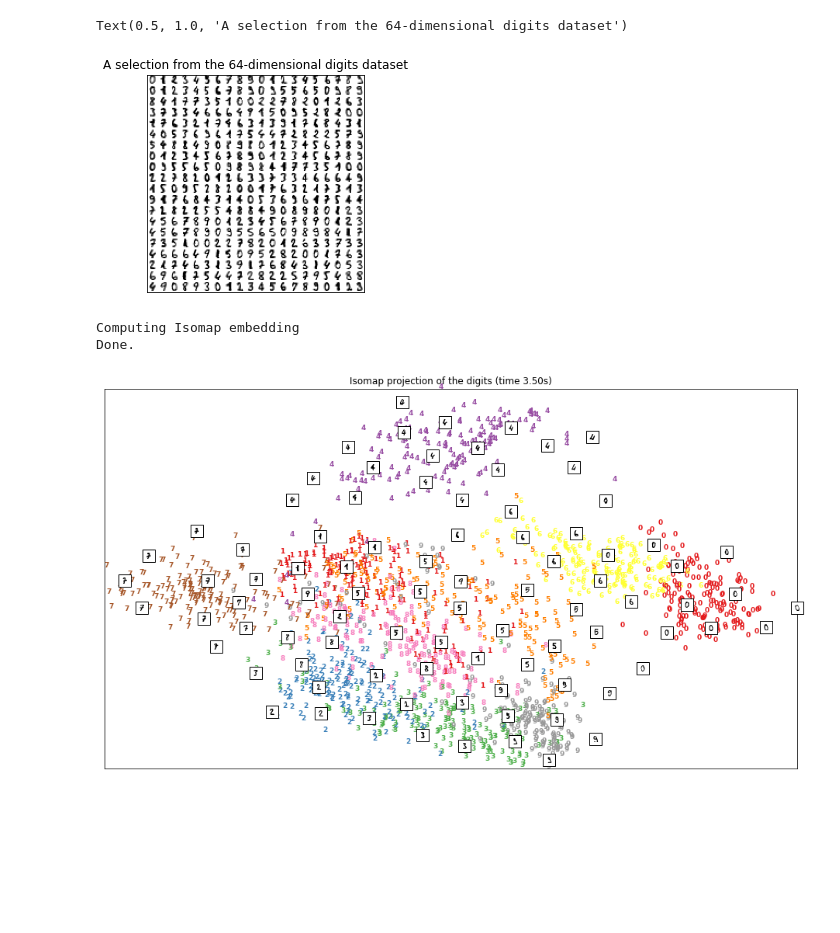
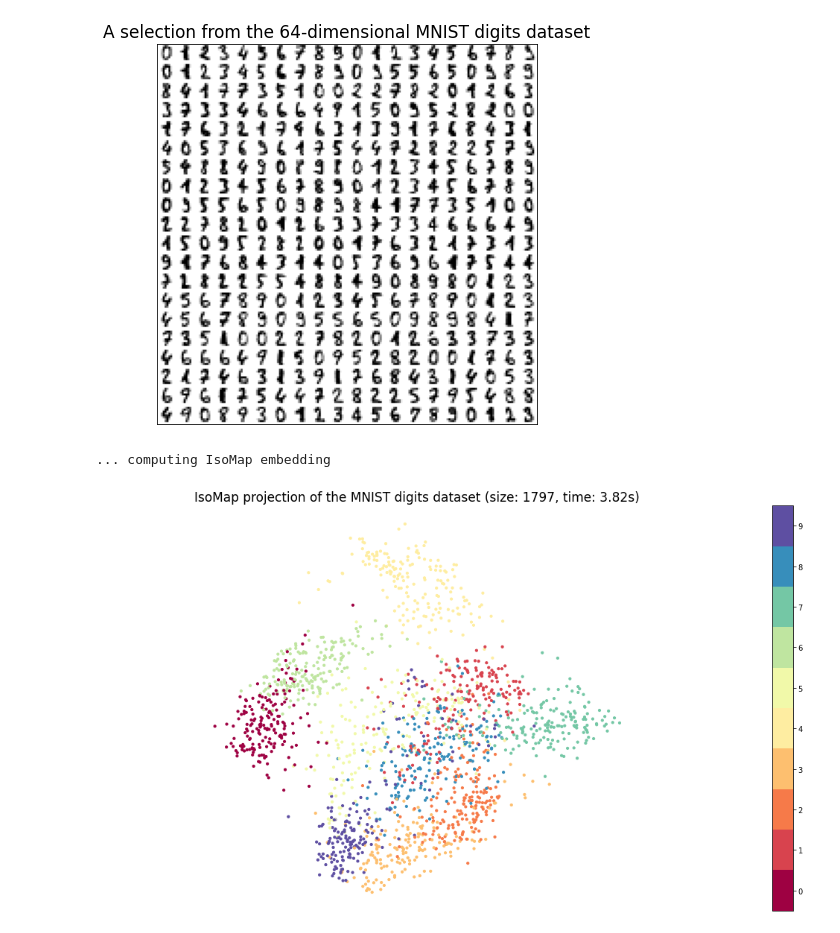
Before and after one commit to fratorgano/dimensionality-reduction, a Jupyter notebook: isomap/isomap.ipynb, the cells around one changed output. Drawn from its saved outputs; the diff is of its cells as text; code cells hidden in the pictures; blank space fills up the shorter version.

```diff
--- a/isomap/isomap.ipynb
+++ b/isomap/isomap.ipynb
@@ -31,84 +34,45 @@ Dopo aver calcolato la distanza per ogni coppia di sample points posso usare met
 # %%
-# Authors: Fabian Pedregosa <fabian.pedregosa@inria.fr>
-#          Olivier Grisel <olivier.grisel@ensta.org>
-#          Mathieu Blondel <mathieu@mblondel.org>
-#          Gael Varoquaux
-# License: BSD 3 clause (C) INRIA 2011
-
-#print(__doc__)
-from time import time
-
 import numpy as np
 import matplotlib.pyplot as plt
 from matplotlib import offsetbox
-#from sklearn import (manifold, datasets, decomposition, ensemble, discriminant_analysis, random_projection)
-from sklearn import (manifold, datasets)
+from sklearn.datasets import load_digits
+from sklearn.manifold import Isomap
+from time import time
 
-digits = datasets.load_digits(n_class=10)
+digits = load_digits()
 X = digits.data
 y = digits.target
 n_samples, n_features = X.shape
-
-# 10 colors palette from ColowBrewer
-#colorPalette = ['#a6cee3','#1f78b4','#b2df8a','#33a02c','#fb9a99','#e31a1c','#fdbf6f','#ff7f00','#cab2d6','#6a3d9a']
-
-# Scale and visualize the embedding vectors
-def plot_embedding(X, title=None):
-    x_min, x_max = np.min(X, 0), np.max(X, 0)
-    X = (X - x_min) / (x_max - x_min)
-
-    plt.rcParams['figure.figsize'] = [16,9] # setting [width, height] of the plot
-    plt.figure()
-    ax = plt.subplot(111)
-    for i in range(X.shape[0]):
-        plt.text(X[i, 0], X[i, 1], str(digits.target[i]),
-                 #color=colorPalette[y[i]],
-                 color=plt.cm.Set1(y[i] / 10.),
-                 fontdict={'weight': 'bold', 'size': 9})
-
-    if hasattr(offsetbox, 'AnnotationBbox'):
-        # only print thumbnails with matplotlib > 1.0
-        shown_images = np.array([[1., 1.]])  # just something big
-        for i in range(digits.data.shape[0]):
-            dist = np.sum((X[i] - shown_images) ** 2, 1)
-            if np.min(dist) < 4e-3:
-                # don't show points that are too close
-                continue
-            shown_images = np.r_[shown_images, [X[i]]]
-            imagebox = offsetbox.AnnotationBbox(
-                offsetbox.OffsetImage(digits.images[i], cmap=plt.cm.gray_r),
-                X[i])
-            ax.add_artist(imagebox)
-    plt.xticks([]), plt.yticks([])
-    if title is not None:
-        plt.title(title)
 
 # Plot images of the digits
 n_img_per_row = 20
 img = np.zeros((10 * n_img_per_row, 10 * n_img_per_row))
 for i in range(n_img_per_row):
     ix = 10 * i + 1
     for j in range(n_img_per_row):
         iy = 10 * j + 1
         img[ix:ix + 8, iy:iy + 8] = X[i * n_img_per_row + j].reshape((8, 8))
 
+plt.rcParams['figure.figsize'] = [7, 7]
 plt.imshow(img, cmap=plt.cm.binary)
 plt.xticks([])
 plt.yticks([])
-plt.title('A selection from the 64-dimensional digits dataset')
+plt.title('A selection from the 64-dimensional MNIST digits dataset', fontsize=17);
 # %% [output]
-Text(0.5, 1.0, 'A selection from the 64-dimensional digits dataset')
-[figure, old version]
+[figure, new version]
 # %%
-# Isomap projection of the digits dataset
-print("Computing Isomap embedding")
+def scatterplot_digits(embedding, algorithm_name, time):
+    plt.rcParams['figure.figsize'] = [19, 10]
+    plt.scatter(embedding[:, 0], embedding[:, 1], c=digits.target, cmap='Spectral', s=10)
+    plt.gca().set_aspect('equal', 'datalim')
+    plt.axis('off') # ho tolto anche gli assi
+    plt.colorbar(boundaries=np.arange(11)-0.5).set_ticks(np.arange(10))
+    plt.title(f'{algorithm_name} projection of the MNIST digits dataset (size: {len(embedding)}, time: {round(time,2)}s)', fontsize=17);
+
+print("... computing IsoMap embedding")
 t0 = time()
-X_iso = manifold.Isomap(n_neighbors=30, n_components=2).fit_transform(X)
-print("Done.")
-plot_embedding(X_iso,
-               "Isomap projection of the digits (time %.2fs)" %
-               (time() - t0))
+X_iso = Isomap(n_neighbors=30, n_components=2).fit_transform(X)
+scatterplot_digits(X_iso, 'IsoMap', time() - t0)
 # %% [output]
-Computing Isomap embedding
-Done.
+... computing IsoMap embedding
-[figure, old version]
+[figure, new version]
```
Also changed, not shown: parts of 2 cells of this notebook.
